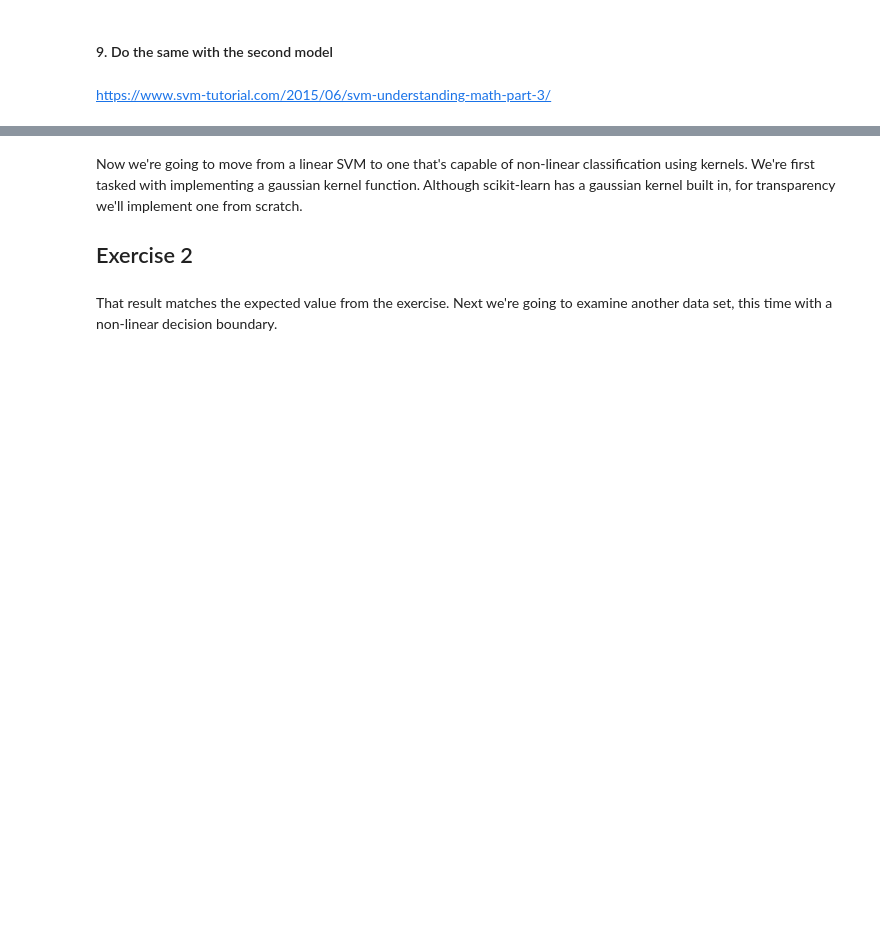
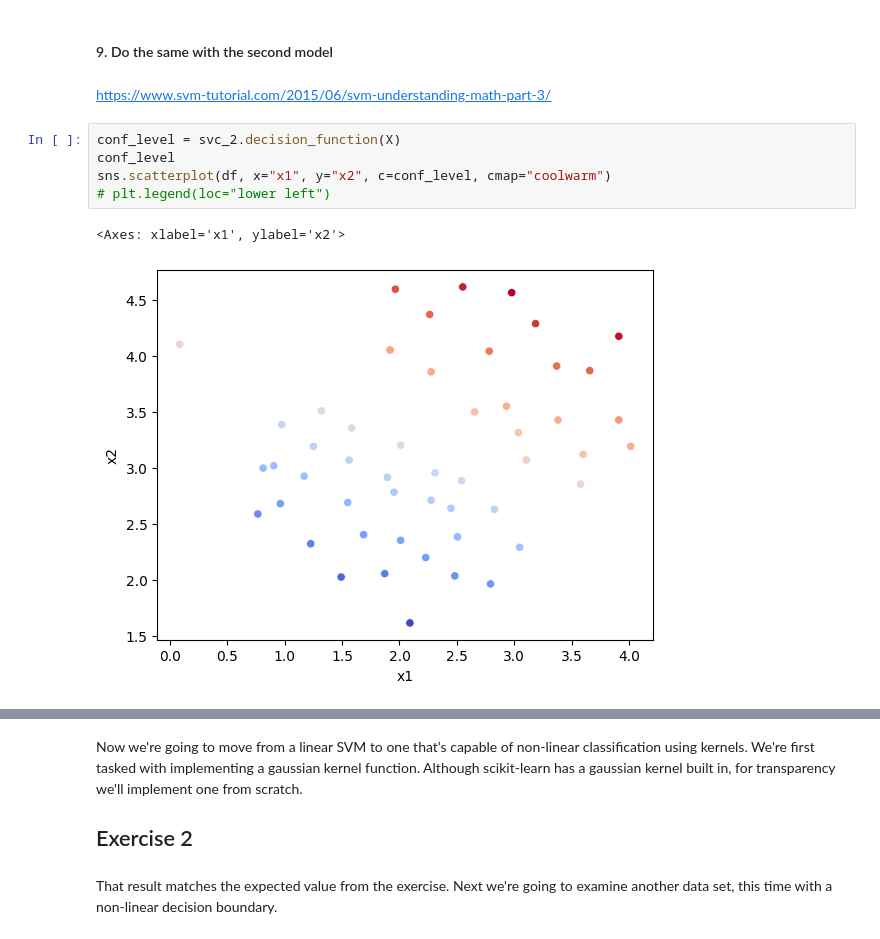
Before and after one commit to MNievas12/2409_dsft_thebridge, a Jupyter notebook: 3-Machine_Learning/1-Supervisado/3-RegorClass/8-SVM/ejercicios/Ejercicios_SVM.ipynb, the cells around one changed output, grey strips where cells are left out. Cells and saved outputs as stored; diff of their text form; blank space fills up the shorter version.

```diff
--- a/3-Machine_Learning/1-Supervisado/3-RegorClass/8-SVM/ejercicios/Ejercicios_SVM.ipynb
+++ b/3-Machine_Learning/1-Supervisado/3-RegorClass/8-SVM/ejercicios/Ejercicios_SVM.ipynb
@@ -38,3 +173,11 @@ Get the `decision_function()` output for the first model. Plot a scatterplot wit
 #### 9. Do the same with the second model
 # %% [markdown]
 https://www.svm-tutorial.com/2015/06/svm-understanding-math-part-3/
+# %%
+conf_level = svc_2.decision_function(X)
+conf_level
+sns.scatterplot(df, x="x1", y="x2", c=conf_level, cmap="coolwarm")
+# plt.legend(loc="lower left")
+# %% [output]
+<Axes: xlabel='x1', ylabel='x2'>
+[figure, added]
```
Also changed, not shown: parts of 45 cells of this notebook, 1 other file.
